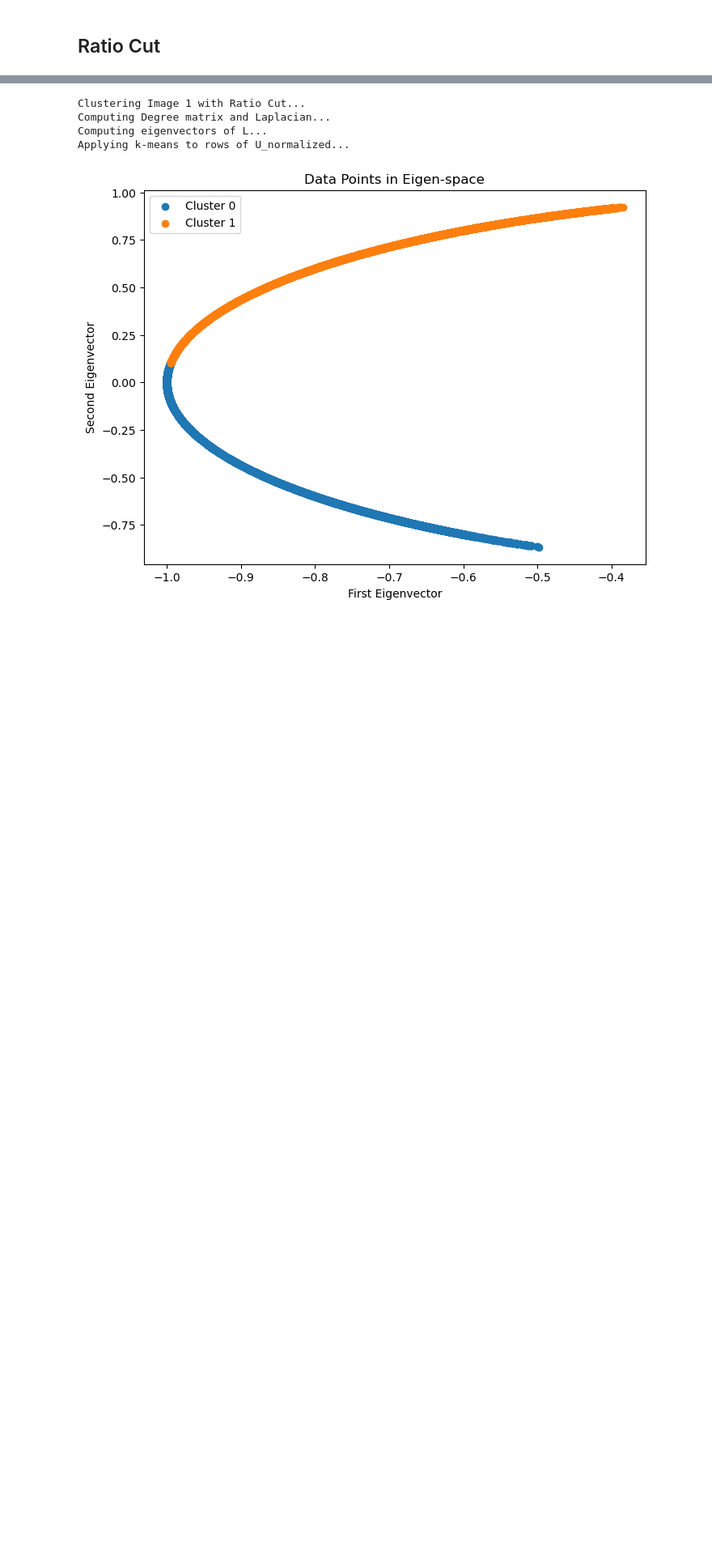
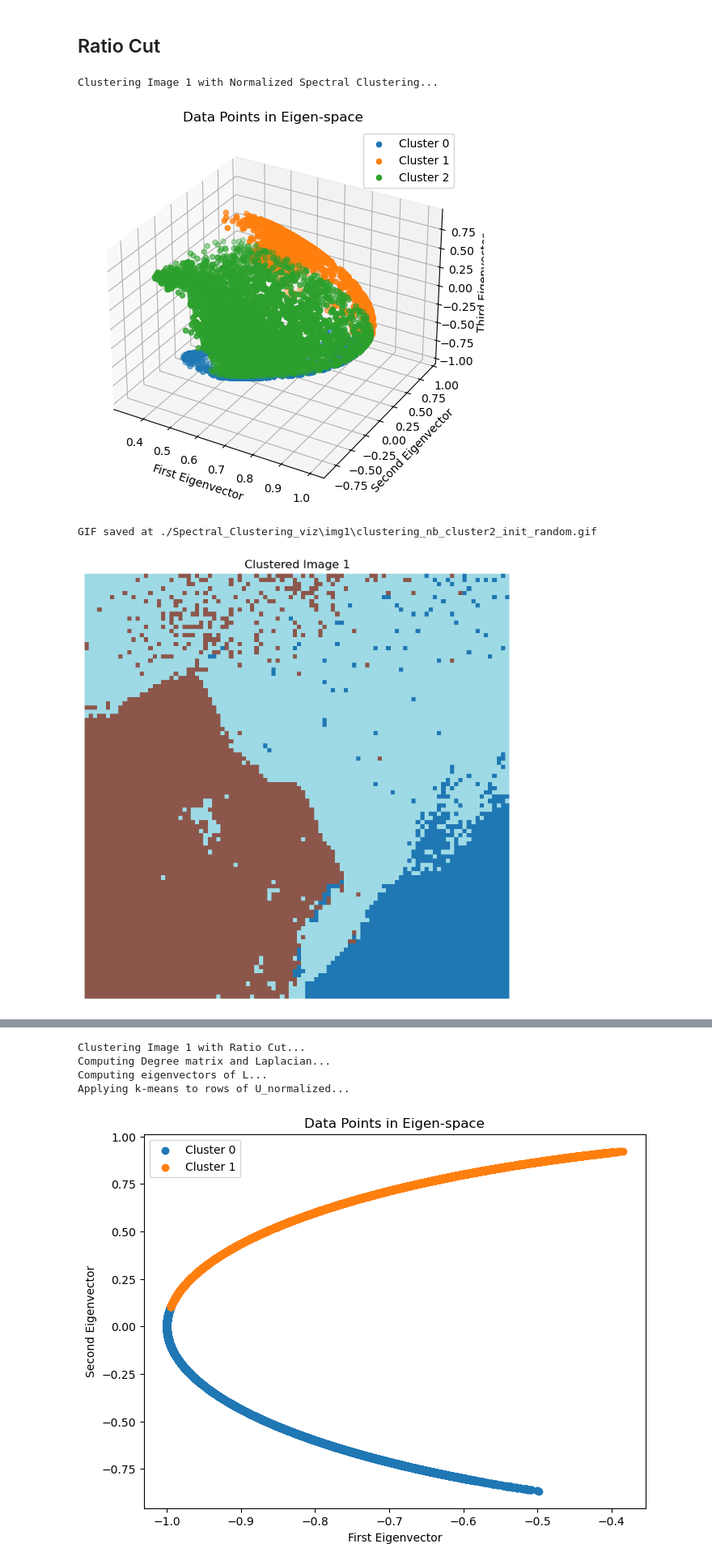
Before and after one commit to Jalalbaim/Kernel_KMeans_Spectral_Clustering, a Jupyter notebook: Spectral_Clust.ipynb, the cells around one changed output, grey strips where cells are left out. Shown at 81% size. Saved outputs shown, nothing was run; the diff lists cells and outputs as text; code cells hidden in the pictures; blank space fills up the shorter version.

```diff
--- a/Spectral_Clust.ipynb
+++ b/Spectral_Clust.ipynb
@@ -168,7 +168,7 @@ def visualize_clusters(image, clusters, title="Clustered Image"):
     plt.axis("off")
     plt.show()
 
-def visualize_eigen_space(U, clusters, k, name):
+def visualize_eigen_space(U, clusters, k, name, method):
     """
     Visualize the data points in the eigen-space of the graph Laplacian.
     Parameters:
@@ -188,7 +188,7 @@ def visualize_eigen_space(U, clusters, k, name):
             plt.xlabel('First Eigenvector')
             plt.ylabel('Second Eigenvector')
             plt.legend()
-            plt.savefig(os.path.join(output_path, name, f'eigen_space_{name}.png'))
+            plt.savefig(os.path.join(output_path, name, f'eigen_space_{name}_{k}.png'))
             plt.show()
         if k ==3:
             fig = plt.figure(figsize=(8, 6))
@@ -201,7 +201,7 @@ def visualize_eigen_space(U, clusters, k, name):
             ax.set_ylabel('Second Eigenvector')
             ax.set_zlabel('Third Eigenvector')
             ax.legend()
-            plt.savefig(os.path.join(output_path, name, f'eigen_space_{name}.png'))
+            plt.savefig(os.path.join(output_path, name, f'eigen_space_{name}_{k}.png'))
             plt.show()
     else:
         print("Cannot visualize more than 3D.")
@@ -274,7 +274,7 @@ def Normalized_spectral_clustering(similarity_matrix, k, max_iter=100, tol=1e-6,
     clusters, _ = kmeans(T, k, max_iter=max_iter, tol=tol, init_method=init_method, save_callback=save_callback)
 
     # Visualize Eigen-space
-    visualize_eigen_space(T, clusters, k, name)
+    visualize_eigen_space(T, clusters, k, name + 'Normalized_Cut')
 
     return clusters
 # %%
@@ -351,3 +330,14 @@ def ratio_cut(similarity_matrix, k, max_iter=100, tol=1e-6, init_method="random"
     visualize_eigen_space(U_normalized, clusters, k, name + '_ratio_cut')
 
     return clusters
+# %%
+print("Clustering Image 1 with Normalized Spectral Clustering...")
+clusters1 = Normalized_spectral_clustering(similarity_matrix1, k=3, init_method="random", output_dir=output_path, name=name1, img_shape=img_shape)
+# Create GIF
+create_gif(name1, output_path, k=3, initialize="random", max_iter=100)
+visualize_clusters(img1, clusters1, title="Clustered Image 1")
+# %% [output]
+Clustering Image 1 with Normalized Spectral Clustering...
+[figure, added]
+GIF saved at ./Spectral_Clustering_viz\img1\clustering_nb_cluster2_init_random.gif
+[figure, added]
```
Also changed, not shown: parts of 5 cells of this notebook, 1 other file.
